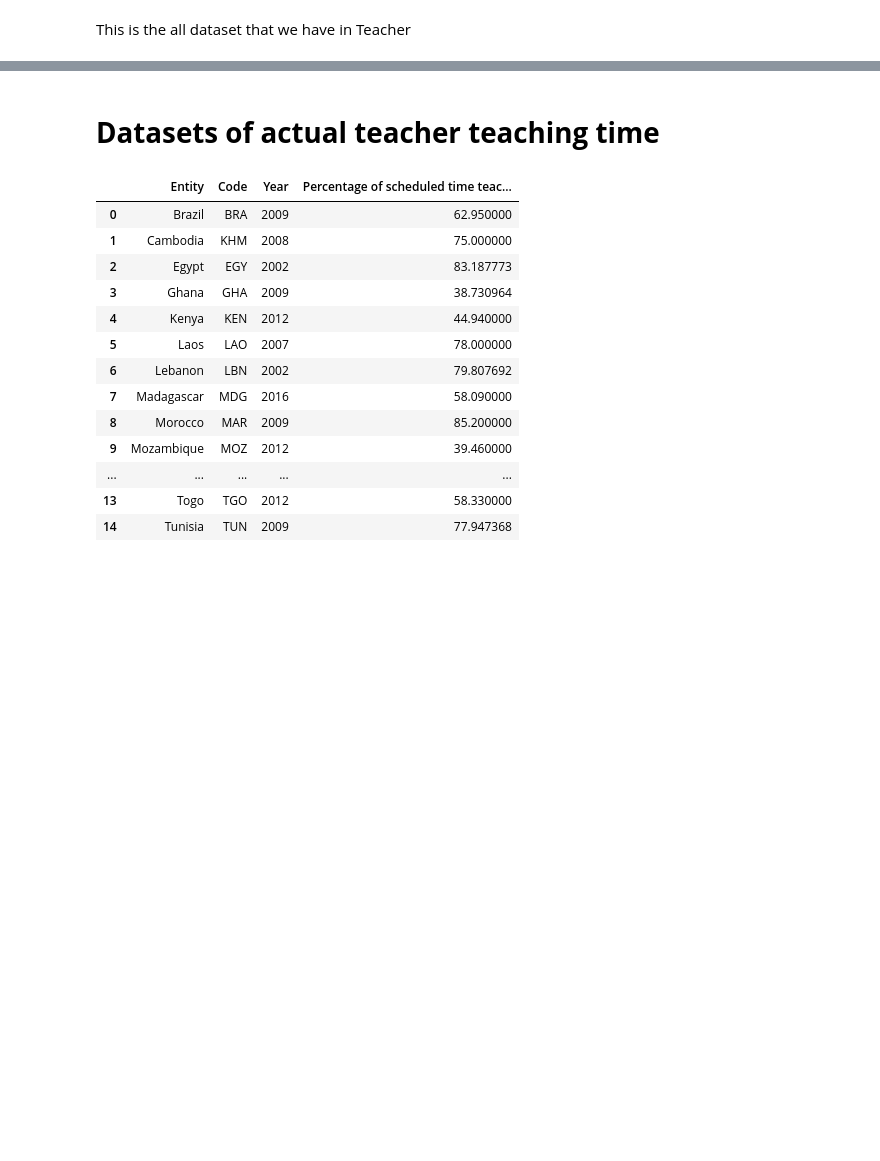
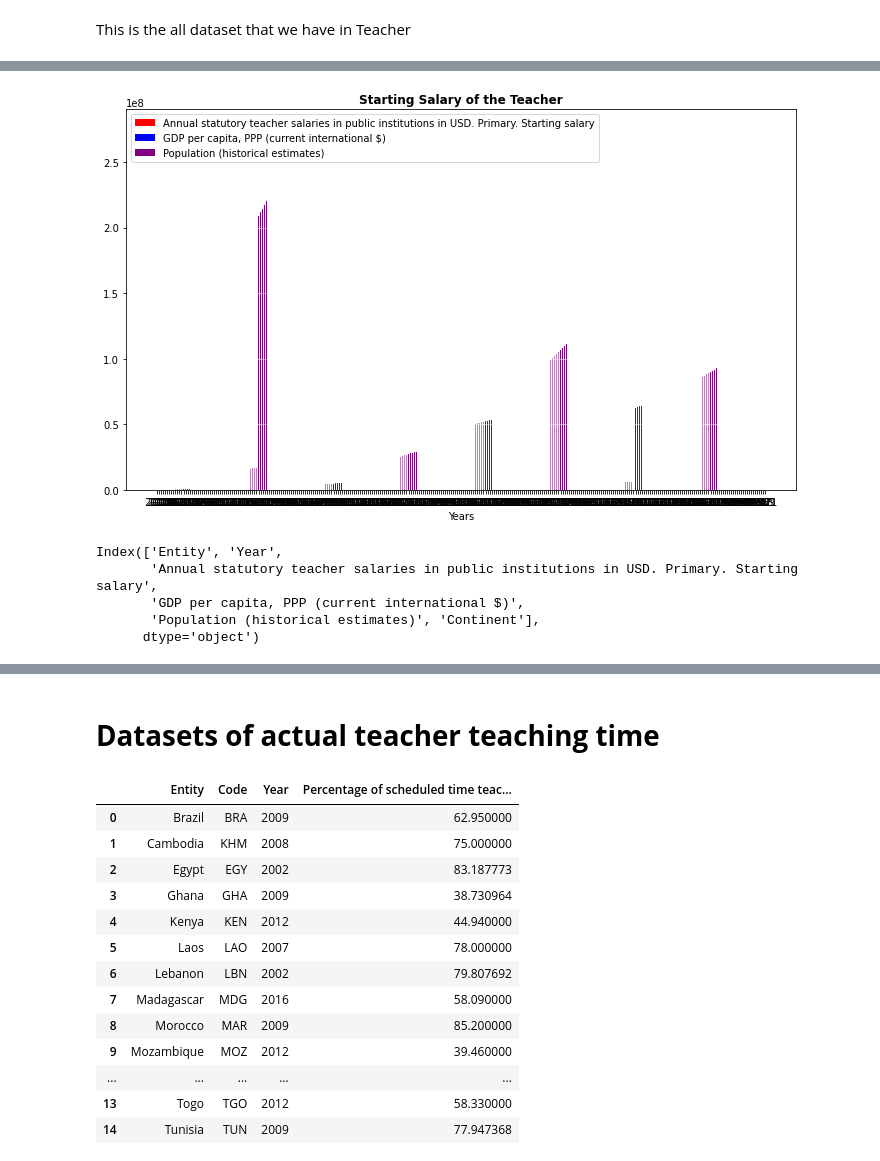
Before and after one commit to DarlynBSIT-3206/Gang-of-Greatness, a Jupyter notebook: Educational_System_Malpractice_and_Negligence_on_the_real_purpose_basis_of_education.ipynb, the cells around one changed output, grey strips where cells are left out. Saved outputs shown, nothing was run; the diff lists cells and outputs as text; code cells hidden in the pictures; blank space fills up the shorter version.

```diff
--- a/Educational_System_Malpractice_and_Negligence_on_the_real_purpose_basis_of_education.ipynb
+++ b/Educational_System_Malpractice_and_Negligence_on_the_real_purpose_basis_of_education.ipynb
@@ -38,0 +127,35 @@ This is the all dataset that we have in Teacher
+# %%
+Year = data["Year"]
+A1 =data["Annual statutory teacher salaries in public institutions in USD. Primary. Starting salary"]
+A2 =data["GDP per capita, PPP (current international $)"]
+A3 = data["Population (historical estimates)"]
+
+
+rcy = plt.figure()
+rcy.set_figwidth(12)
+rcy.set_figheight(7)
+
+barTry=0.11
+X_axis=py.arange(len(Year))
+plt.bar(X_axis -0.2,A1, color='r',width=barTry,label='Annual statutory teacher salaries in public institutions in USD. Primary. Starting salary')
+plt.bar(X_axis -0.2,A2, color='b',width=barTry,label='GDP per capita, PPP (current international $)')
+plt.bar(X_axis,A3, color='purple',width=barTry,label='Population (historical estimates)')
+plt.xticks(X_axis,Year)
+
+plt.title("Starting Salary of the Teacher", fontweight="bold")
+plt.xlabel("Years")
+plt.ylabel("")
+
+plt.grid(color = 'White', linewidth = 0.5)
+plt.legend()
+plt.show()
+# %% [output]
+[figure, added]
+# %%
+data.columns
+# %% [output]
+Index(['Entity', 'Year',
+       'Annual statutory teacher salaries in public institutions in USD. Primary. Starting salary',
+       'GDP per capita, PPP (current international $)',
+       'Population (historical estimates)', 'Continent'],
+      dtype='object')
```
Also changed, not shown: parts of 39 cells of this notebook.
